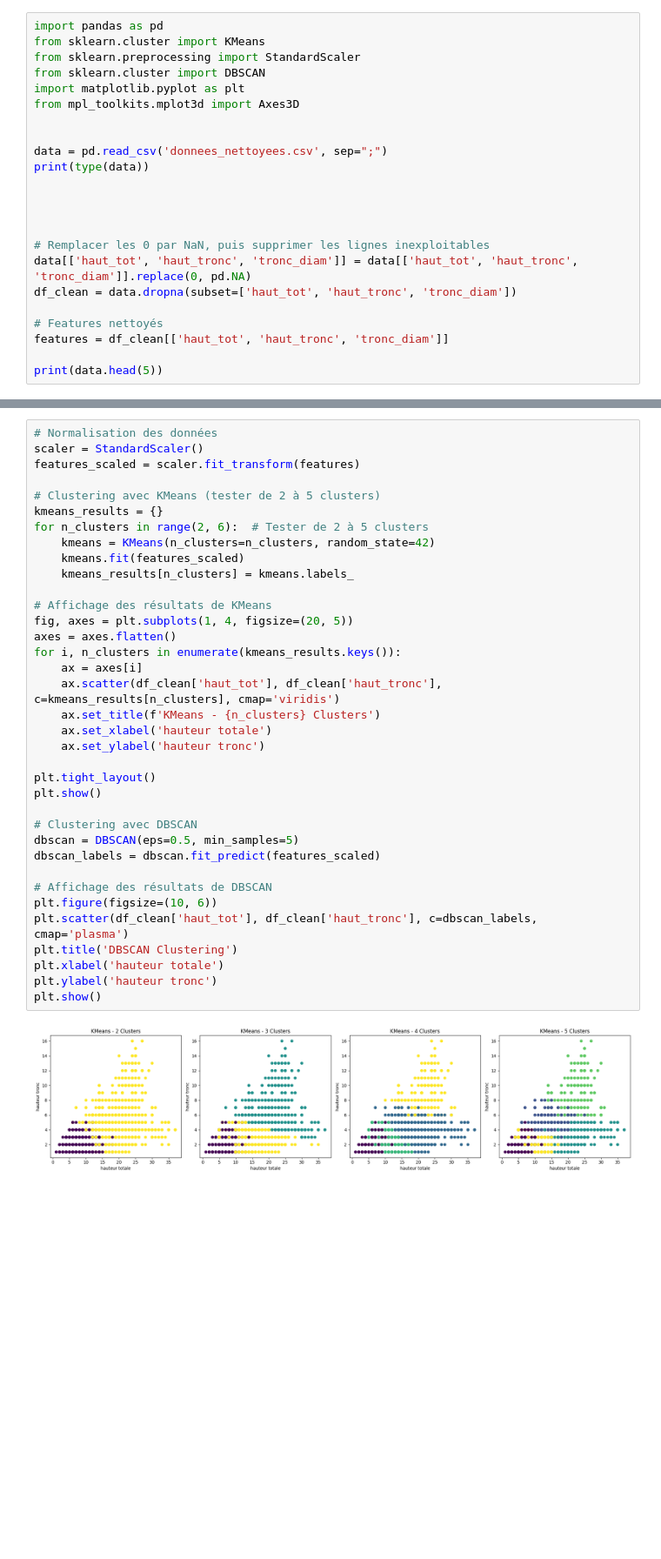
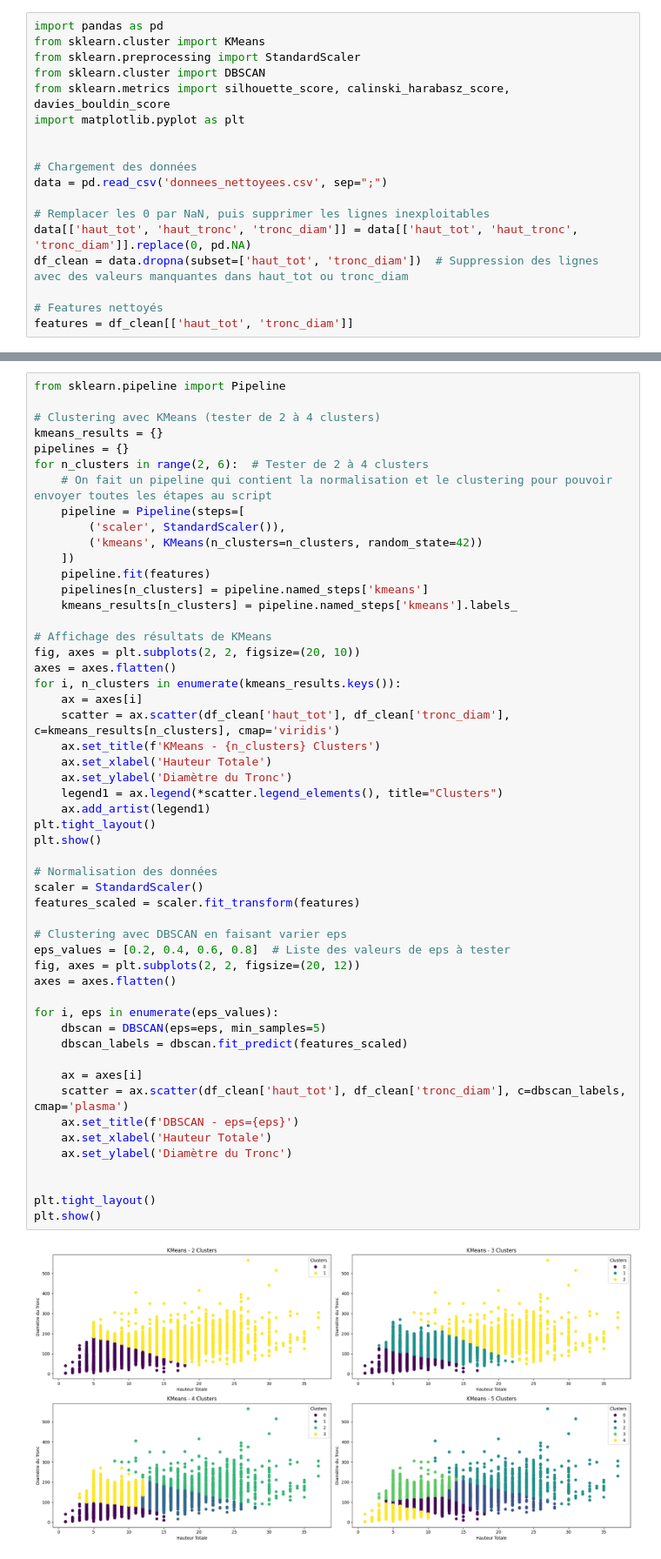
Before and after one commit to Mexiam/Projet_IA_A4, a Jupyter notebook: besoinClient1.ipynb, the cells around one changed output, grey strips where cells are left out. Shown at 87% size. Cells and saved outputs as stored; diff of their text form; blank space fills up the shorter version.

Commit message:
script & carte beosin client 1

```diff
--- a/besoinClient1.ipynb
+++ b/besoinClient1.ipynb
@@ -35,21 +5,16 @@ import pandas as pd
 from sklearn.cluster import KMeans
 from sklearn.preprocessing import StandardScaler
 from sklearn.cluster import DBSCAN
+from sklearn.metrics import silhouette_score, calinski_harabasz_score, davies_bouldin_score
 import matplotlib.pyplot as plt
-from mpl_toolkits.mplot3d import Axes3D
 
 
+# Chargement des données
 data = pd.read_csv('donnees_nettoyees.csv', sep=";")
-print(type(data))
-
-
-
 
 # Remplacer les 0 par NaN, puis supprimer les lignes inexploitables
 data[['haut_tot', 'haut_tronc', 'tronc_diam']] = data[['haut_tot', 'haut_tronc', 'tronc_diam']].replace(0, pd.NA)
-df_clean = data.dropna(subset=['haut_tot', 'haut_tronc', 'tronc_diam'])
+df_clean = data.dropna(subset=['haut_tot', 'tronc_diam'])  # Suppression des lignes avec des valeurs manquantes dans haut_tot ou tronc_diam
 
 # Features nettoyés
-features = df_clean[['haut_tot', 'haut_tronc', 'tronc_diam']]
-
-print(data.head(5))
+features = df_clean[['haut_tot', 'tronc_diam']]
@@ -78,38 +23,54 @@ createContinuousMap(df_clean, "haut_tronc", "haut_tronc", 0, max(df_clean.haut_t
 # %%
+from sklearn.pipeline import Pipeline
+
+# Clustering avec KMeans (tester de 2 à 4 clusters)
+kmeans_results = {}
+pipelines = {}
+for n_clusters in range(2, 6):  # Tester de 2 à 4 clusters
+    # On fait un pipeline qui contient la normalisation et le clustering pour pouvoir envoyer toutes les étapes au script
+    pipeline = Pipeline(steps=[
+        ('scaler', StandardScaler()),
+        ('kmeans', KMeans(n_clusters=n_clusters, random_state=42))
+    ])
+    pipeline.fit(features)
+    pipelines[n_clusters] = pipeline.named_steps['kmeans']
+    kmeans_results[n_clusters] = pipeline.named_steps['kmeans'].labels_
+
+# Affichage des résultats de KMeans
+fig, axes = plt.subplots(2, 2, figsize=(20, 10))
+axes = axes.flatten()
+for i, n_clusters in enumerate(kmeans_results.keys()):
+    ax = axes[i]
+    scatter = ax.scatter(df_clean['haut_tot'], df_clean['tronc_diam'], c=kmeans_results[n_clusters], cmap='viridis')
+    ax.set_title(f'KMeans - {n_clusters} Clusters')
+    ax.set_xlabel('Hauteur Totale')
+    ax.set_ylabel('Diamètre du Tronc')
+    legend1 = ax.legend(*scatter.legend_elements(), title="Clusters")
+    ax.add_artist(legend1)
+plt.tight_layout()
+plt.show()
+
 # Normalisation des données
 scaler = StandardScaler()
 features_scaled = scaler.fit_transform(features)
 
-# Clustering avec KMeans (tester de 2 à 5 clusters)
-kmeans_results = {}
-for n_clusters in range(2, 6):  # Tester de 2 à 5 clusters
-    kmeans = KMeans(n_clusters=n_clusters, random_state=42)
-    kmeans.fit(features_scaled)
-    kmeans_results[n_clusters] = kmeans.labels_
+# Clustering avec DBSCAN en faisant varier eps
+eps_values = [0.2, 0.4, 0.6, 0.8]  # Liste des valeurs de eps à tester
+fig, axes = plt.subplots(2, 2, figsize=(20, 12))
+axes = axes.flatten()
 
-# Affichage des résultats de KMeans
-fig, axes = plt.subplots(1, 4, figsize=(20, 5))
-axes = axes.flatten()
-for i, n_clusters in enumerate(kmeans_results.keys()):
+for i, eps in enumerate(eps_values):
+    dbscan = DBSCAN(eps=eps, min_samples=5)
+    dbscan_labels = dbscan.fit_predict(features_scaled)
+
     ax = axes[i]
-    ax.scatter(df_clean['haut_tot'], df_clean['haut_tronc'], c=kmeans_results[n_clusters], cmap='viridis')
-    ax.set_title(f'KMeans - {n_clusters} Clusters')
-    ax.set_xlabel('hauteur totale')
-    ax.set_ylabel('hauteur tronc')
+    scatter = ax.scatter(df_clean['haut_tot'], df_clean['tronc_diam'], c=dbscan_labels, cmap='plasma')
+    ax.set_title(f'DBSCAN - eps={eps}')
+    ax.set_xlabel('Hauteur Totale')
+    ax.set_ylabel('Diamètre du Tronc')
+
 
 plt.tight_layout()
 plt.show()
-
-# Clustering avec DBSCAN
-dbscan = DBSCAN(eps=0.5, min_samples=5)
-dbscan_labels = dbscan.fit_predict(features_scaled)
-
-# Affichage des résultats de DBSCAN
-plt.figure(figsize=(10, 6))
-plt.scatter(df_clean['haut_tot'], df_clean['haut_tronc'], c=dbscan_labels, cmap='plasma')
-plt.title('DBSCAN Clustering')
-plt.xlabel('hauteur totale')
-plt.ylabel('hauteur tronc')
-plt.show()
 # %% [output]
-[figure, old version]
+[figure, new version]
```
Also changed, not shown: parts of 14 cells of this notebook, 8 other files.
